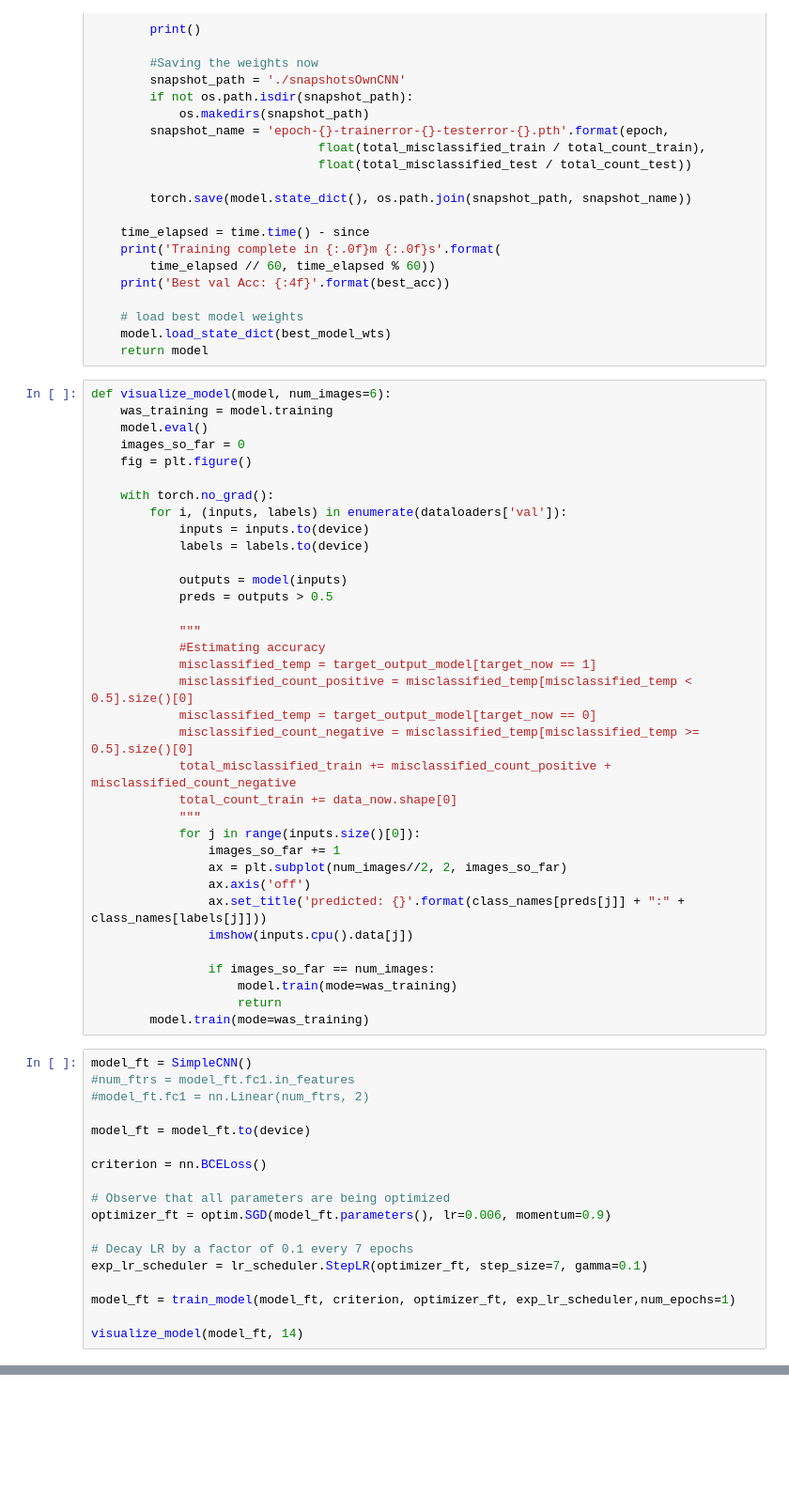
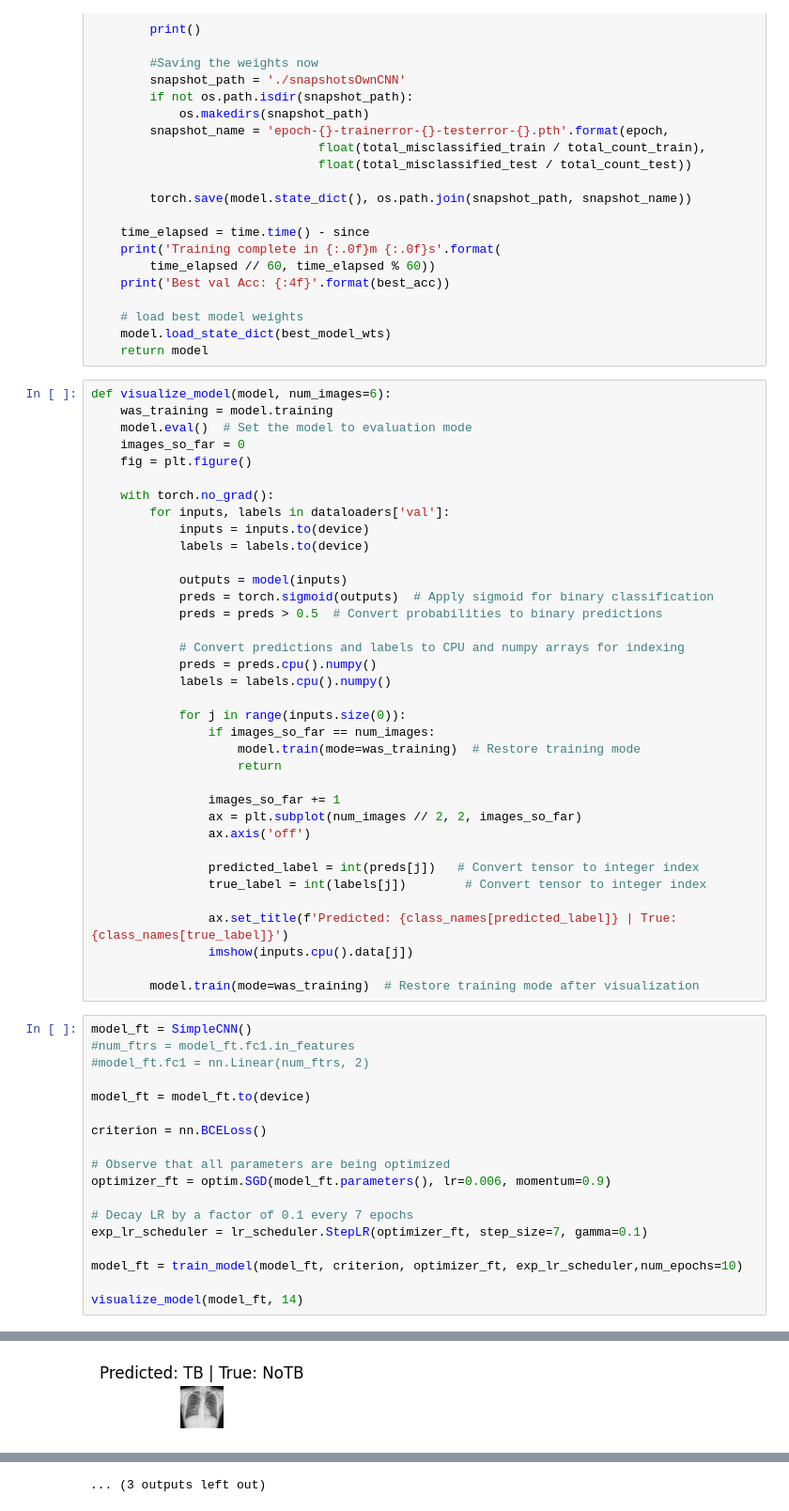
Before and after one commit to Honey1315/Tuberculosis_detection_using_deep_learning_and_CNN, a Jupyter notebook: CNN.ipynb, the cells around one changed output, grey strips where cells are left out. Shown: that part at 94% size. Cells and saved outputs as stored; diff of their text form; blank space fills up the shorter version.

Commit message:
CNN epoch 10 run

```diff
--- a/CNN.ipynb
+++ b/CNN.ipynb
@@ -338,38 +367,39 @@ def train_model(model, criterion, optimizer, scheduler, num_epochs=25):
 # %%
 def visualize_model(model, num_images=6):
     was_training = model.training
-    model.eval()
+    model.eval()  # Set the model to evaluation mode
     images_so_far = 0
     fig = plt.figure()
 
     with torch.no_grad():
-        for i, (inputs, labels) in enumerate(dataloaders['val']):
+        for inputs, labels in dataloaders['val']:
             inputs = inputs.to(device)
             labels = labels.to(device)
 
             outputs = model(inputs)
-            preds = outputs > 0.5
+            preds = torch.sigmoid(outputs)  # Apply sigmoid for binary classification
+            preds = preds > 0.5  # Convert probabilities to binary predictions
 
-            """
-            #Estimating accuracy
-            misclassified_temp = target_output_model[target_now == 1]
-            misclassified_count_positive = misclassified_temp[misclassified_temp < 0.5].size()[0]
-            misclassified_temp = target_output_model[target_now == 0]
-            misclassified_count_negative = misclassified_temp[misclassified_temp >= 0.5].size()[0]
-            total_misclassified_train += misclassified_count_positive + misclassified_count_negative
-            total_count_train += data_now.shape[0]
-            """
-            for j in range(inputs.size()[0]):
+            # Convert predictions and labels to CPU and numpy arrays for indexing
+            preds = preds.cpu().numpy()
+            labels = labels.cpu().numpy()
+
+            for j in range(inputs.size(0)):
+                if images_so_far == num_images:
+                    model.train(mode=was_training)  # Restore training mode
+                    return
+
                 images_so_far += 1
-                ax = plt.subplot(num_images//2, 2, images_so_far)
+                ax = plt.subplot(num_images // 2, 2, images_so_far)
                 ax.axis('off')
-                ax.set_title('predicted: {}'.format(class_names[preds[j]] + ":" + class_names[labels[j]]))
+
+                predicted_label = int(preds[j])   # Convert tensor to integer index
+                true_label = int(labels[j])        # Convert tensor to integer index
+
+                ax.set_title(f'Predicted: {class_names[predicted_label]} | True: {class_names[true_label]}')
                 imshow(inputs.cpu().data[j])
 
-                if images_so_far == num_images:
-                    model.train(mode=was_training)
-                    return
-        model.train(mode=was_training)
+        model.train(mode=was_training)  # Restore training mode after visualization
 # %%
 model_ft = SimpleCNN()
 #num_ftrs = model_ft.fc1.in_features
@@ -385,7 +415,7 @@ optimizer_ft = optim.SGD(model_ft.parameters(), lr=0.006, momentum=0.9)
 # Decay LR by a factor of 0.1 every 7 epochs
 exp_lr_scheduler = lr_scheduler.StepLR(optimizer_ft, step_size=7, gamma=0.1)
 
-model_ft = train_model(model_ft, criterion, optimizer_ft, exp_lr_scheduler,num_epochs=1)
+model_ft = train_model(model_ft, criterion, optimizer_ft, exp_lr_scheduler,num_epochs=10)
 
 visualize_model(model_ft, 14)
 # %% [output]
@@ -392,0 +439 @@ Epoch is 0
+[figure, added]
@@ -392,0 +450 @@ Epoch is 0
+... (3 outputs left out)
```
Also changed, not shown: parts of 12 cells of this notebook, 1 other file.
